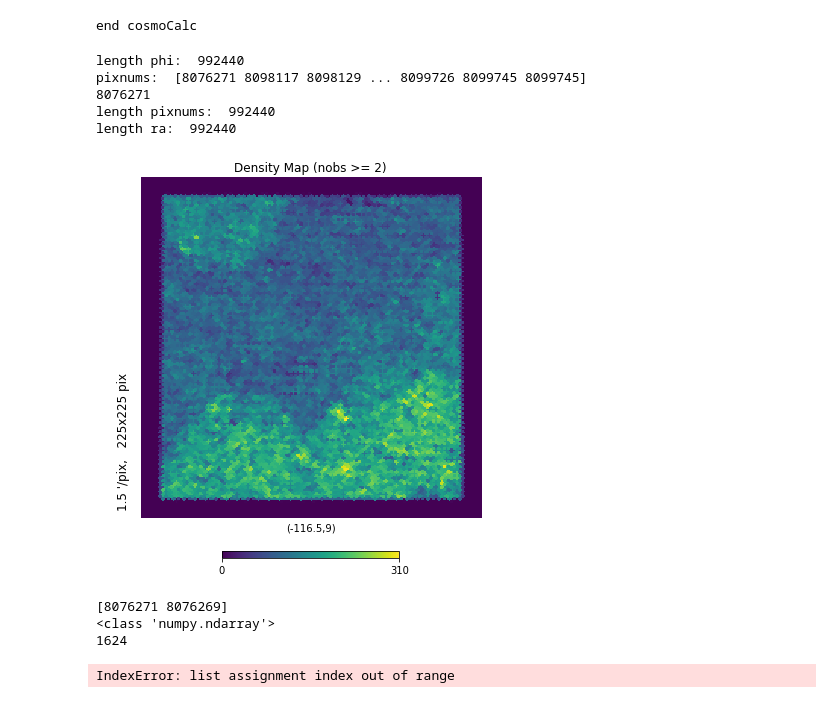
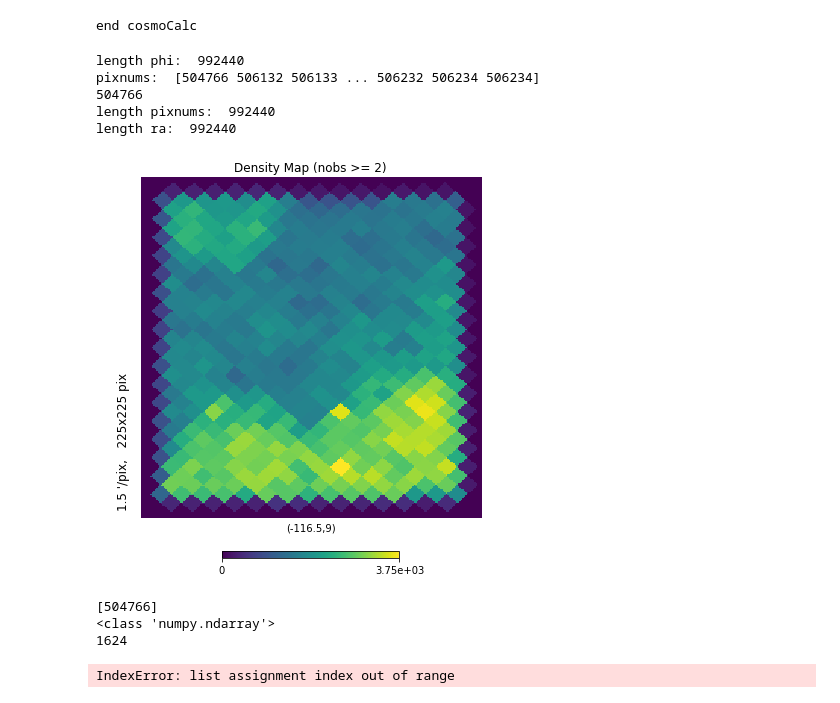
Before and after one commit to metownsend/lrg-project, a Jupyter notebook: nearNeighborHEALPix.ipynb, the cells around one changed output. Saved outputs shown, nothing was run; the diff lists cells and outputs as text; code cells hidden in the pictures.

```diff
--- a/nearNeighborHEALPix.ipynb
+++ b/nearNeighborHEALPix.ipynb
@@ -97,7 +97,7 @@ sd = H/(25.) # * (3600.**2.)) # converts square degrees to square arcseconds
 # %%
 # Make HEALPix map using just RA/Dec; end up with a density plot
 
-nside = 1024
+nside = 256
 npixel = hpy.nside2npix(nside)
 
 # ra_cut = ra[np.where(zmag <= 21.5)]
@@ -112,36 +112,36 @@ for i in range(len(ra)):
     phi.append(np.radians(ra[i]))
 
 print('length phi: ', len(phi))
 # Convert angles theta and phi to pixel numbers
 pixnums = hpy.ang2pix(nside, theta, phi, nest=True)
 print('pixnums: ', pixnums)
 print(pixnums[0])
 print('length pixnums: ', len(pixnums))
 print('length ra: ', len(ra))
 
 
 # Create a HEALPix map from pix
 mapp = np.bincount(pixnums, minlength=npixel)
 # print('map where ne 0: ', mapp[np.where(mapp > 0)])
 # print('length map == 0: ', len(mapp[np.where(mapp == 0)]))
 # print('length map: ', len(mapp))
 
 # masked_map = np.zeros(len(mapp))
 # masked_map[(mapp == 0)] = 1
 
 # m = hp.ma(mapp)
 # m.mask = masked_map
 
 # Plot mapp
 hpy.gnomview(mapp, xsize=225, ysize=225, rot=(-116.5, 9.), flip='geo', nest=True, title='Density Map (nobs >= 2)')
 plt.show()
 # %% [output]
 length phi:  992440
-pixnums:  [8076271 8098117 8098129 ... 8099726 8099745 8099745]
-8076271
+pixnums:  [504766 506132 506133 ... 506232 506234 506234]
+504766
 length pixnums:  992440
 length ra:  992440
-[figure, old version]
+[figure, new version]
 # %%
 # Search for pixels within a defined radius
 
@@ -167,7 +167,7 @@ print(search_pix[0])
 print(type(search_pix[0]))
 print(len(search_pix))
 # %% [output]
-[8076271 8076269]
+[504766]
 <class 'numpy.ndarray'>
 1624
 # %%
```
